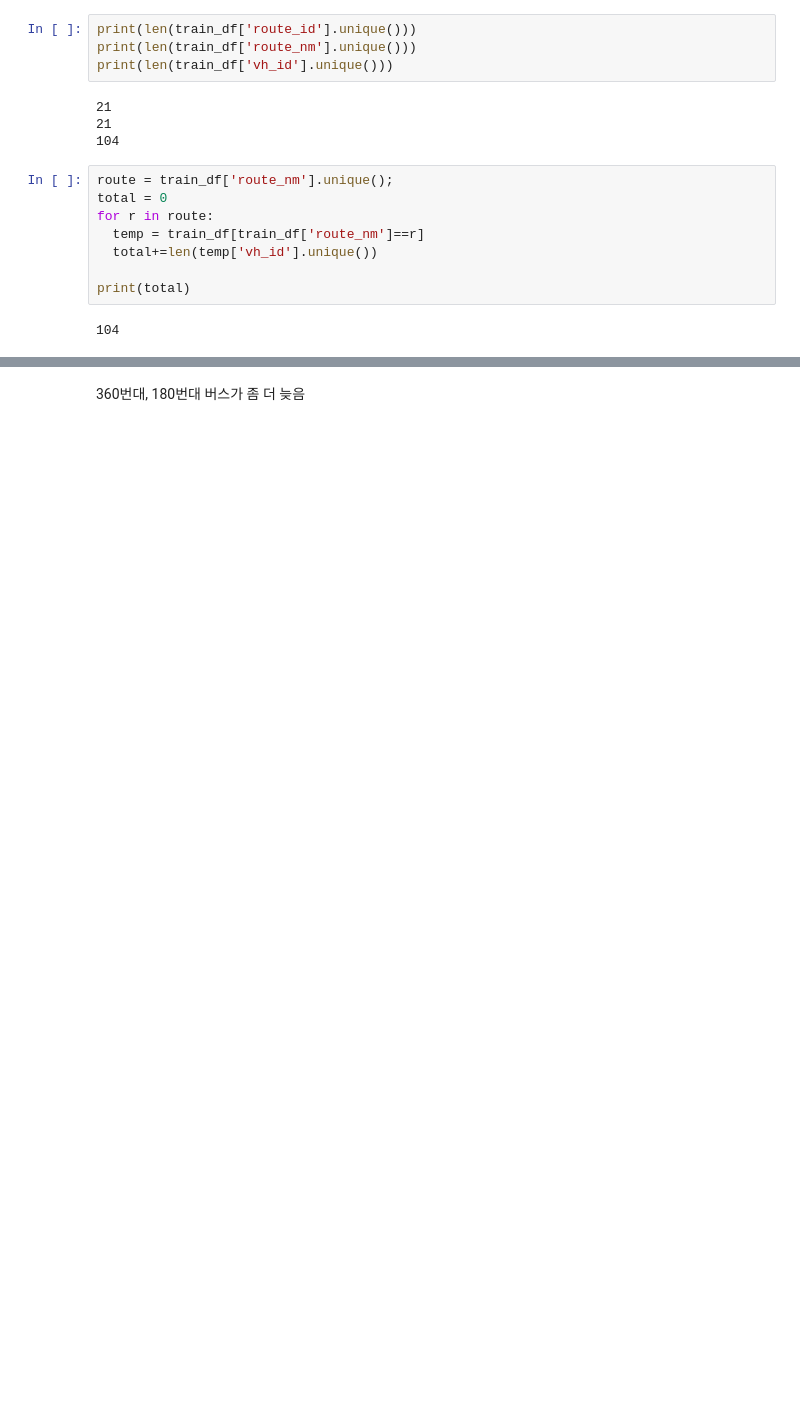
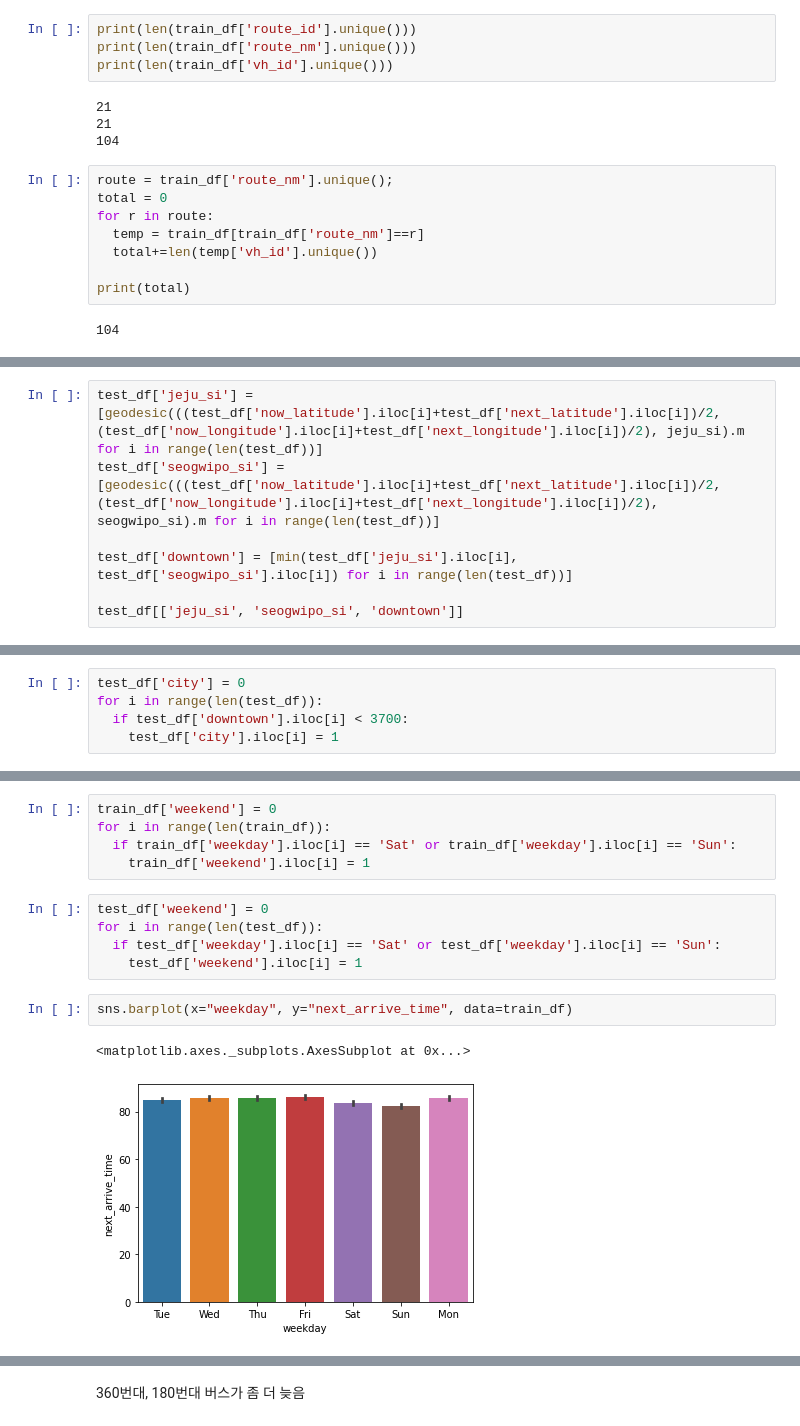
Before and after one commit to pnu-DataAnalysis-study/kosy318, a Jupyter notebook: 1. DACON_버스 운행시간 예측/bus_kosy318.ipynb, the cells around one changed output, grey strips where cells are left out. Drawn from its saved outputs; the diff is of its cells as text; blank space fills up the shorter version.

```diff
--- a/1. DACON_버스 운행시간 예측/bus_kosy318.ipynb
+++ b/1. DACON_버스 운행시간 예측/bus_kosy318.ipynb
@@ -166,0 +239,7 @@ grid.map(sns.barplot, 'route_nm', 'next_arrive_time')
+# %%
+test_df['jeju_si'] =  [geodesic(((test_df['now_latitude'].iloc[i]+test_df['next_latitude'].iloc[i])/2,(test_df['now_longitude'].iloc[i]+test_df['next_longitude'].iloc[i])/2), jeju_si).m for i in range(len(test_df))]
+test_df['seogwipo_si'] = [geodesic(((test_df['now_latitude'].iloc[i]+test_df['next_latitude'].iloc[i])/2,(test_df['now_longitude'].iloc[i]+test_df['next_longitude'].iloc[i])/2), seogwipo_si).m for i in range(len(test_df))]
+
+test_df['downtown'] = [min(test_df['jeju_si'].iloc[i], test_df['seogwipo_si'].iloc[i]) for i in range(len(test_df))]
+
+test_df[['jeju_si', 'seogwipo_si', 'downtown']]
@@ -166,0 +276,5 @@ grid.map(sns.barplot, 'route_nm', 'next_arrive_time')
+# %%
+test_df['city'] = 0
+for i in range(len(test_df)):
+  if test_df['downtown'].iloc[i] < 3700:
+    test_df['city'].iloc[i] = 1
@@ -166,0 +302,15 @@ grid.map(sns.barplot, 'route_nm', 'next_arrive_time')
+# %%
+train_df['weekend'] = 0
+for i in range(len(train_df)):
+  if train_df['weekday'].iloc[i] == 'Sat' or train_df['weekday'].iloc[i] == 'Sun':
+    train_df['weekend'].iloc[i] = 1
+# %%
+test_df['weekend'] = 0
+for i in range(len(test_df)):
+  if test_df['weekday'].iloc[i] == 'Sat' or test_df['weekday'].iloc[i] == 'Sun':
+    test_df['weekend'].iloc[i] = 1
+# %%
+sns.barplot(x="weekday", y="next_arrive_time", data=train_df)
+# %% [output]
+<matplotlib.axes._subplots.AxesSubplot at 0x...>
+[figure, added]
```
Also changed, not shown: parts of 180 cells of this notebook.
